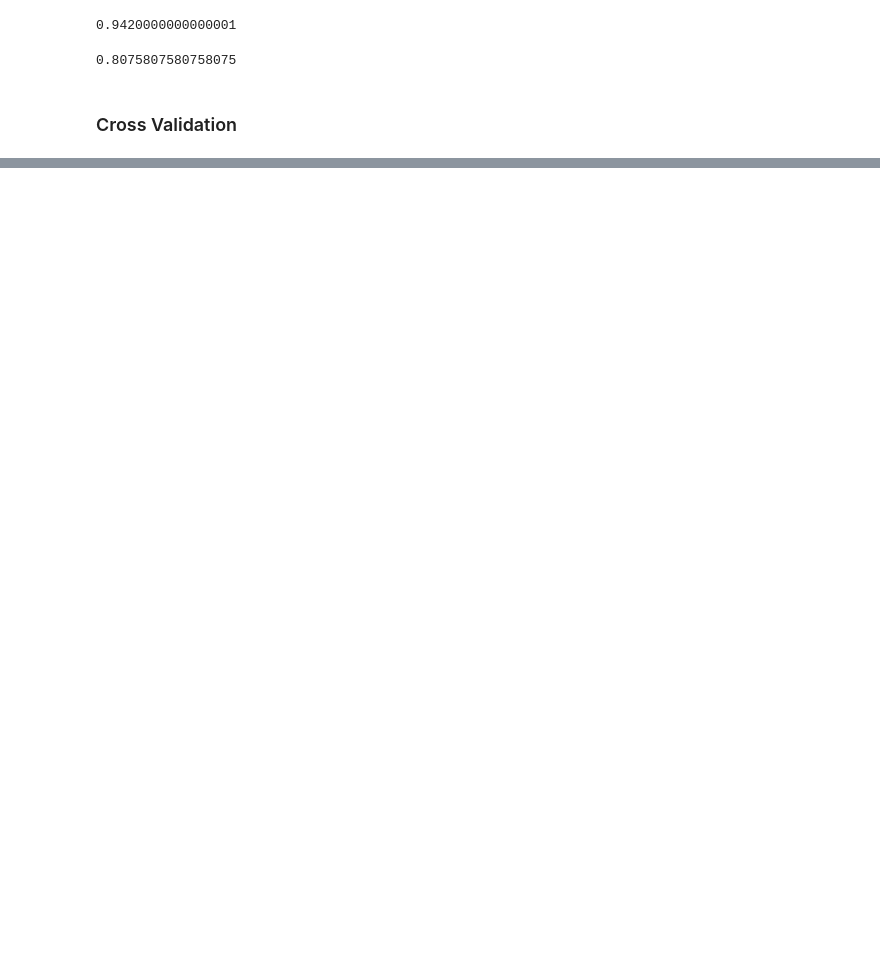
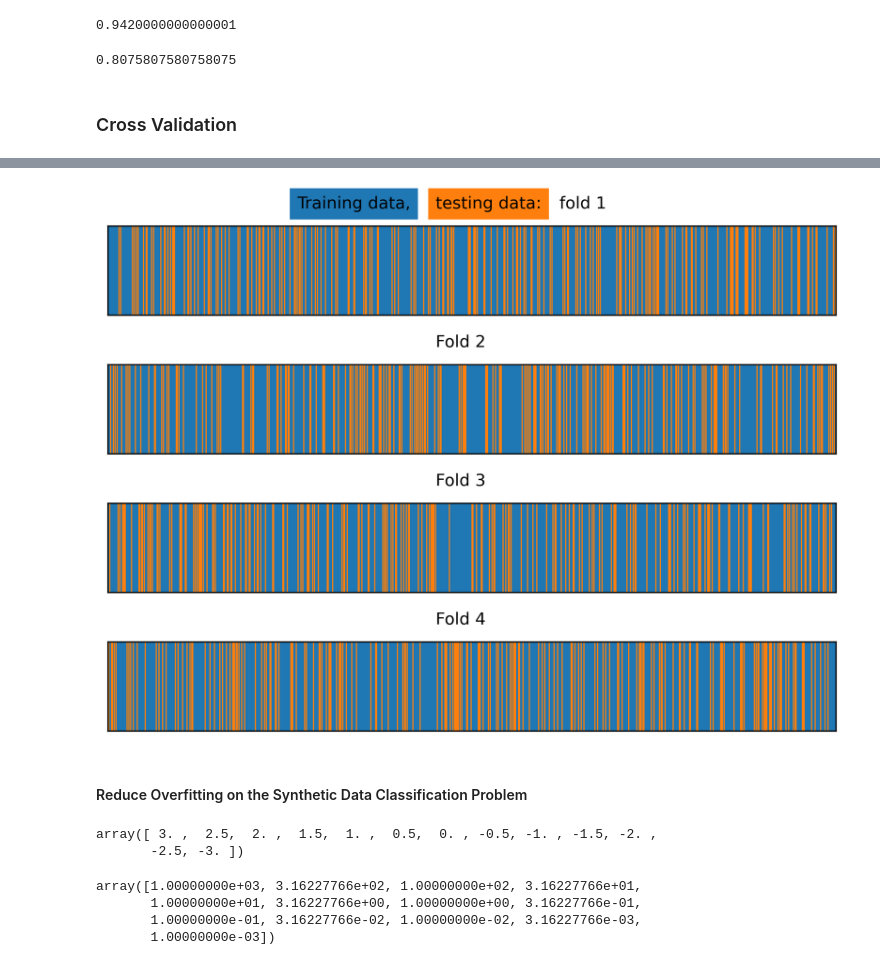
Before and after one commit to PaulEkung/Default-Credit-Card-Predictive-Model, a Jupyter notebook: main-5.ipynb, the cells around one changed output, grey strips where cells are left out. Drawn from its saved outputs; the diff is of its cells as text; code cells hidden in the pictures; blank space fills up the shorter version.

```diff
--- a/main-5.ipynb
+++ b/main-5.ipynb
@@ -150,0 +244,21 @@ for train_index, test_index in k_folds.split(X_syn_train, y_syn_train):
+# %%
+k_folds = StratifiedKFold(n_splits = n_folds, shuffle = True, random_state = 1)
+plot_kfolds(k_folds)
+# %% [output]
+[figure, added]
+# %% [markdown]
+#### Reduce Overfitting on the Synthetic Data Classification Problem
+# %%
+C_val_exponents = np.linspace(3,-3,13)
+C_val_exponents
+# %% [output]
+array([ 3. ,  2.5,  2. ,  1.5,  1. ,  0.5,  0. , -0.5, -1. , -1.5, -2. ,
+       -2.5, -3. ])
+# %%
+C_vals = np.float64(10)** C_val_exponents
+C_vals
+# %% [output]
+array([1.00000000e+03, 3.16227766e+02, 1.00000000e+02, 3.16227766e+01,
+       1.00000000e+01, 3.16227766e+00, 1.00000000e+00, 3.16227766e-01,
+       1.00000000e-01, 3.16227766e-02, 1.00000000e-02, 3.16227766e-03,
+       1.00000000e-03])
```
Also changed, not shown: parts of 62 cells of this notebook, 1 other file.
